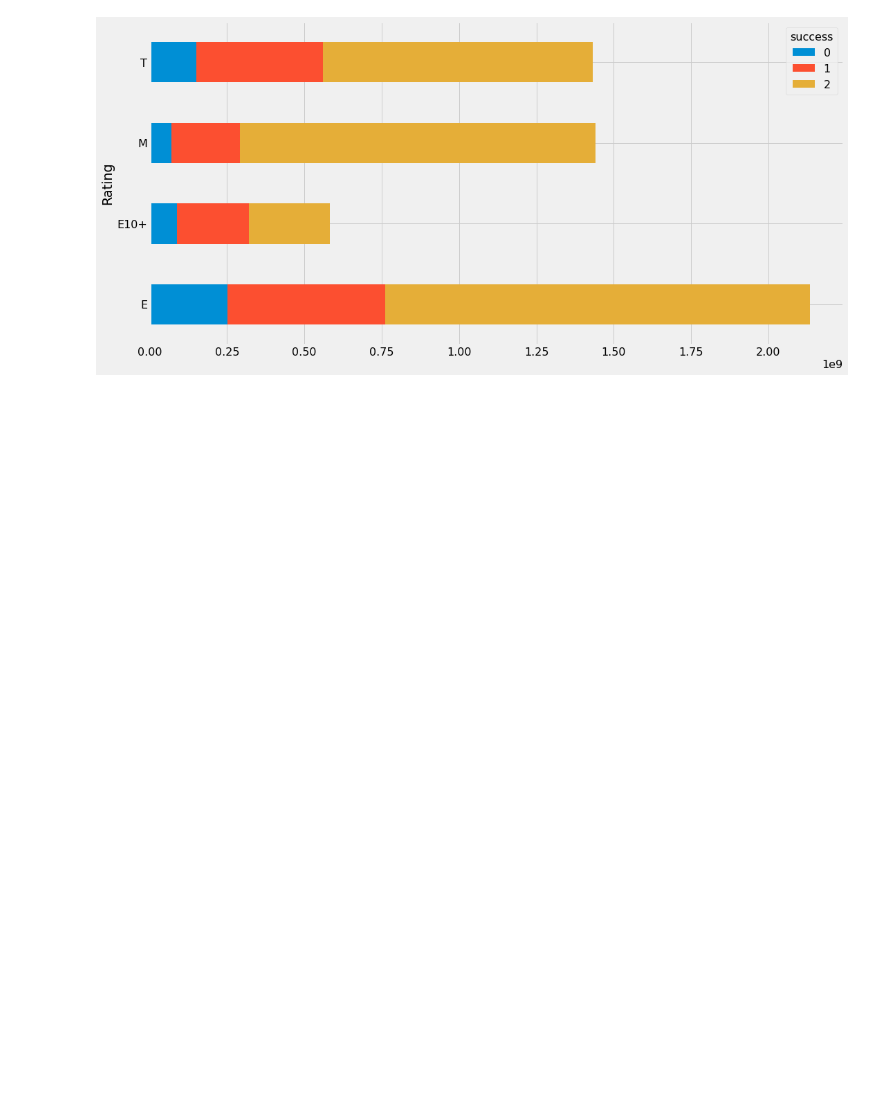
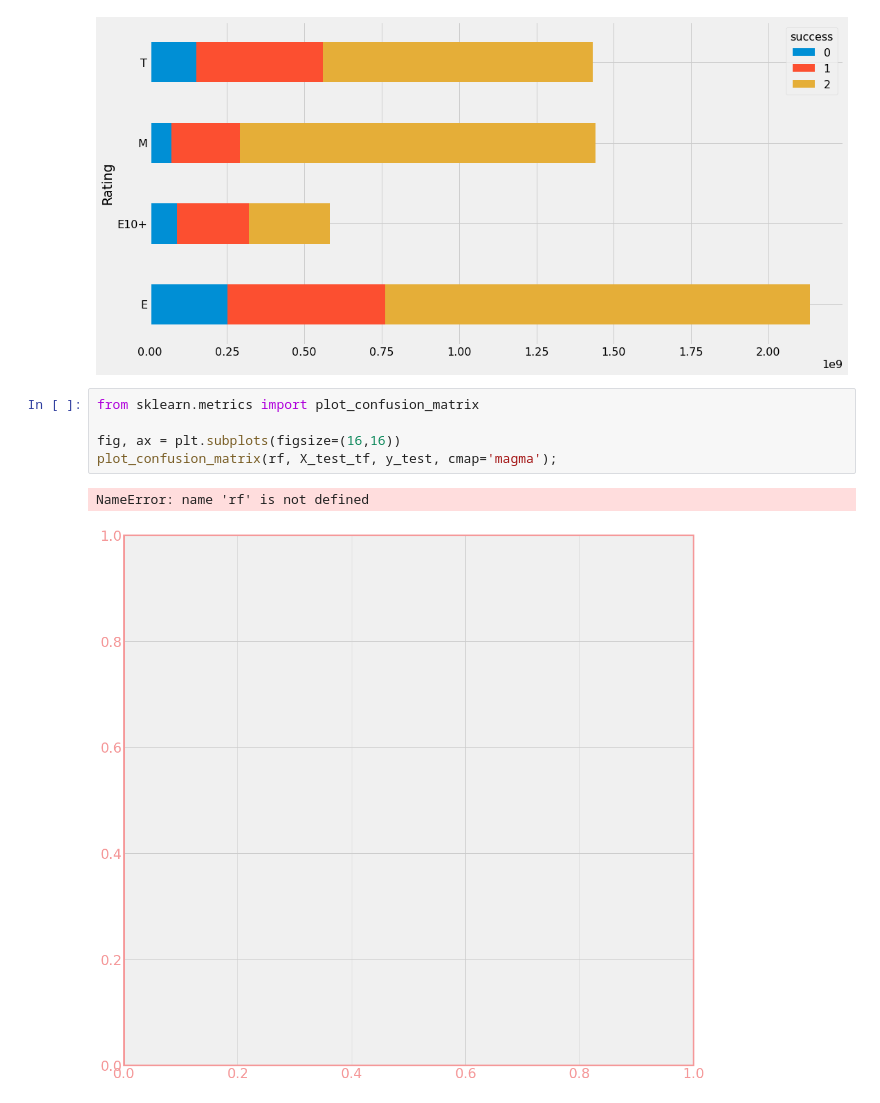
Before and after one commit to Jprebys/video_game_machine_learning, a Jupyter notebook: notebooks/04_visualization.ipynb, the cells around one changed output. Saved outputs shown, nothing was run; the diff lists cells and outputs as text; blank space fills up the shorter version.

```diff
--- a/notebooks/04_visualization.ipynb
+++ b/notebooks/04_visualization.ipynb
@@ -229,3 +241,11 @@ table.plot(kind='barh', stacked=True, figsize=(16,8))
 # %% [output]
 <matplotlib.axes._subplots.AxesSubplot at 0x...>
 [figure]
+# %%
+from sklearn.metrics import plot_confusion_matrix
+
+fig, ax = plt.subplots(figsize=(16,16))
+plot_confusion_matrix(rf, X_test_tf, y_test, cmap='magma');
+# %% [output]
+NameError: name 'rf' is not defined
+[figure, added]
```
Also changed, not shown: parts of 7 cells of this notebook, 6 other files.
